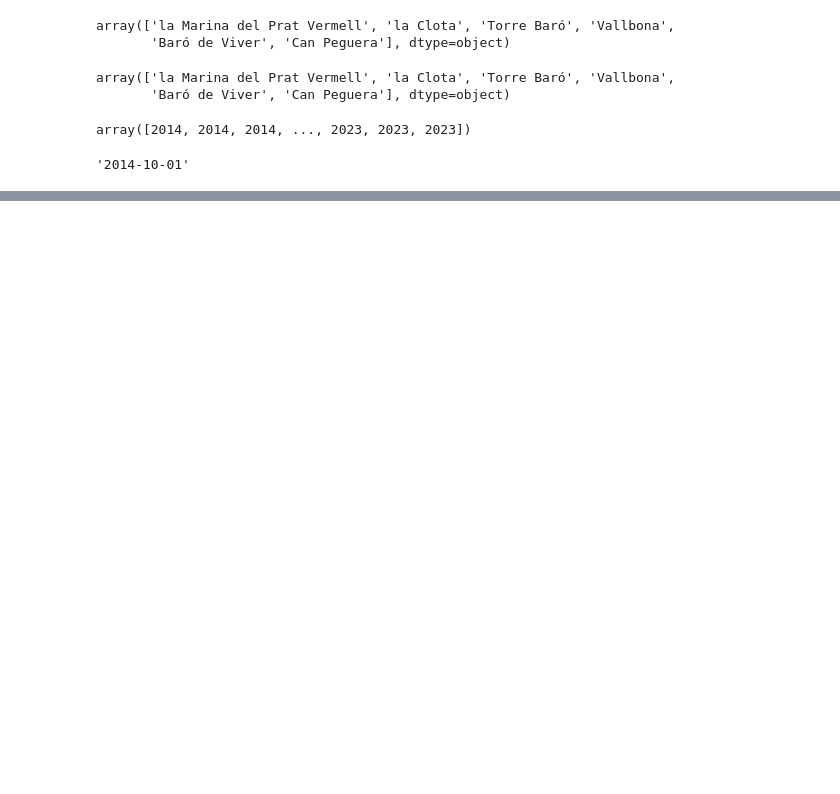
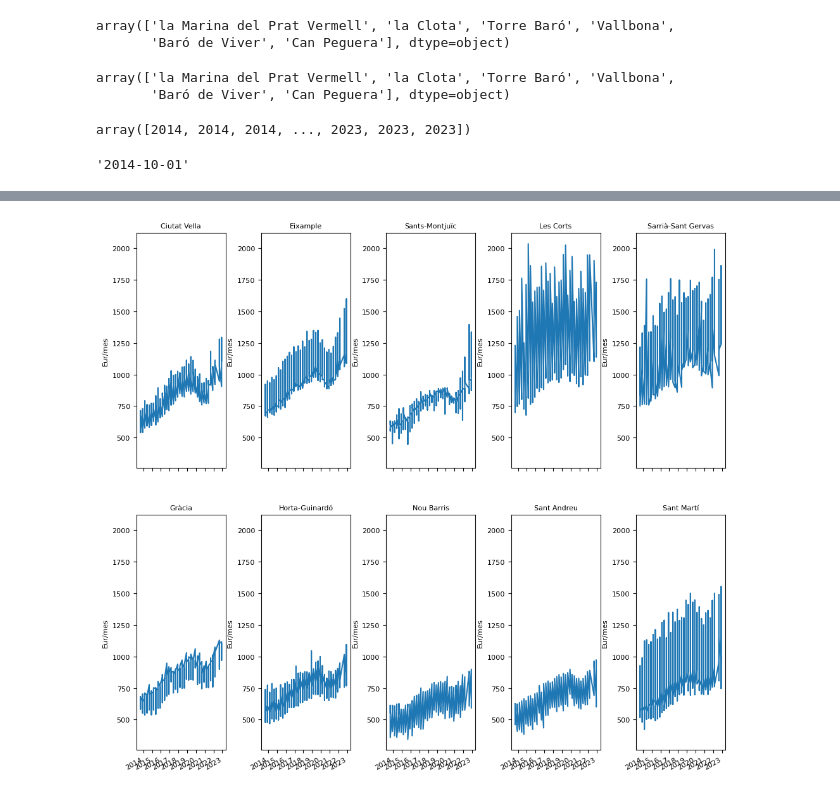
Before and after one commit to luismiguelcasadodiaz/jump2digital, a Jupyter notebook: src/price/pre_price.ipynb, the cells around one changed output, grey strips where cells are left out. Saved outputs shown, nothing was run; the diff lists cells and outputs as text; code cells hidden in the pictures; blank space fills up the shorter version.

```diff
--- a/src/price/pre_price.ipynb
+++ b/src/price/pre_price.ipynb
@@ -379 +386,22 @@ price.head()
+# %%
+import matplotlib.pyplot as plt
+import matplotlib.dates as mdates
+barris = price["Nom_Districte"].unique()
+min_price = price["Eur"].min()
+max_price = price["Eur"].max()
+quarter_locator = mdates.MonthLocator(interval=12)
+year_month_formatter = mdates.DateFormatter("%Y") # four digits for year, two for month
+fig, axs = plt.subplots(2, 5, figsize=(12, 12))
+plt.subplots_adjust(wspace=0.4)
+for ax, barri in zip(axs.flat, barris):
+    ax.tick_params(labelsize=8)
+    ax.set_ylabel("Eur/mes", fontsize=8)
+    ax.plot(price[price["Nom_Districte"] == barri]["Date"],price[price["Nom_Districte"] == barri]["Eur"])
+    ax.xaxis.set_major_locator(quarter_locator)
+    ax.xaxis.set_major_formatter(year_month_formatter)
+    ax.yaxis.set_data_interval(min_price,max_price)
+    ax.set_title("{}".format(barri[:18]), fontsize=8)
+fig.autofmt_xdate()
+# %% [output]
+[figure, added]
 # %%
```
Also changed, not shown: parts of 10 cells of this notebook, 4 other files.
